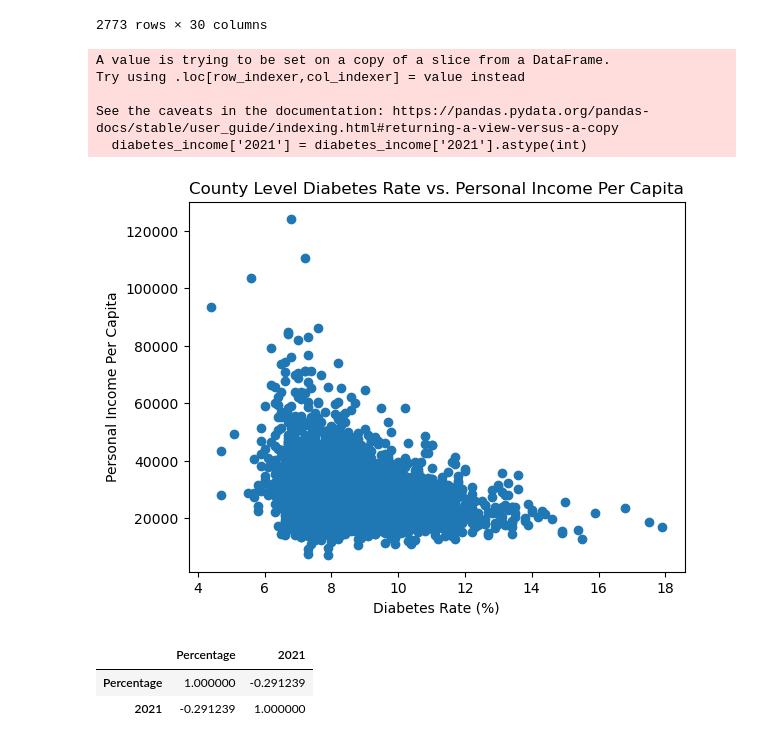
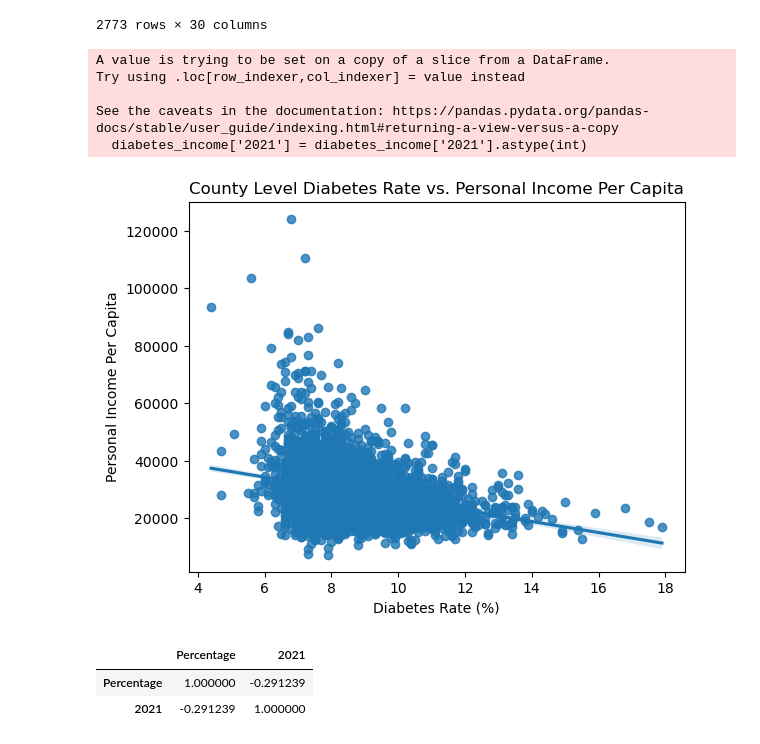
Before and after one commit to anahomosap/data102_group53, a Jupyter notebook: data_cleaning.ipynb, the cells around one changed output. Drawn from its saved outputs; the diff is of its cells as text; code cells hidden in the pictures.

```diff
--- a/data_cleaning.ipynb
+++ b/data_cleaning.ipynb
@@ -220,22 +221,22 @@ counties_df
 # %%
 diabetes_income = counties_df[['Percentage', '2021']]
 diabetes_income['2021'] = diabetes_income['2021'].astype(int)
 
-
+fig = sns.regplot(data = diabetes_income, x='Percentage', y='2021')
 # 2021 (personal income for that year) is encoded as string, convert to int so that it is quantitative ^^
 
-plt.scatter(data = diabetes_income, x = 'Percentage', y = '2021')
+# plt.scatter(data = diabetes_income, x = 'Percentage', y = '2021')
 plt.title('County Level Diabetes Rate vs. Personal Income Per Capita')
 plt.xlabel('Diabetes Rate (%)')
 plt.ylabel('Personal Income Per Capita')
 plt.show()
 # %% [output]
 A value is trying to be set on a copy of a slice from a DataFrame.
 Try using .loc[row_indexer,col_indexer] = value instead
 
 See the caveats in the documentation: https://pandas.pydata.org/pandas-docs/stable/user_guide/indexing.html#returning-a-view-versus-a-copy
   diabetes_income['2021'] = diabetes_income['2021'].astype(int)
-[figure, old version]
+[figure, new version]
 # %%
 diabetes_income[['Percentage', '2021']].corr()
 # %% [output]
```
Also changed, not shown: parts of 1 cell of this notebook.
